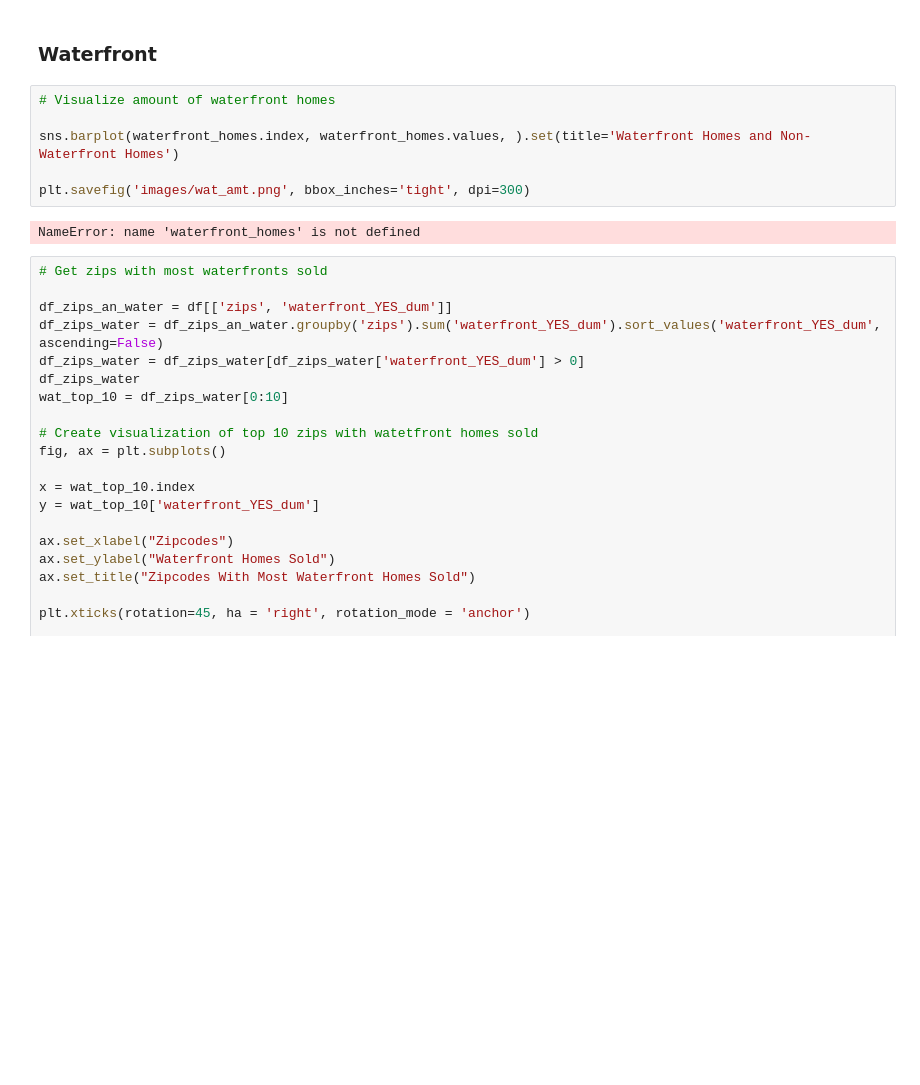
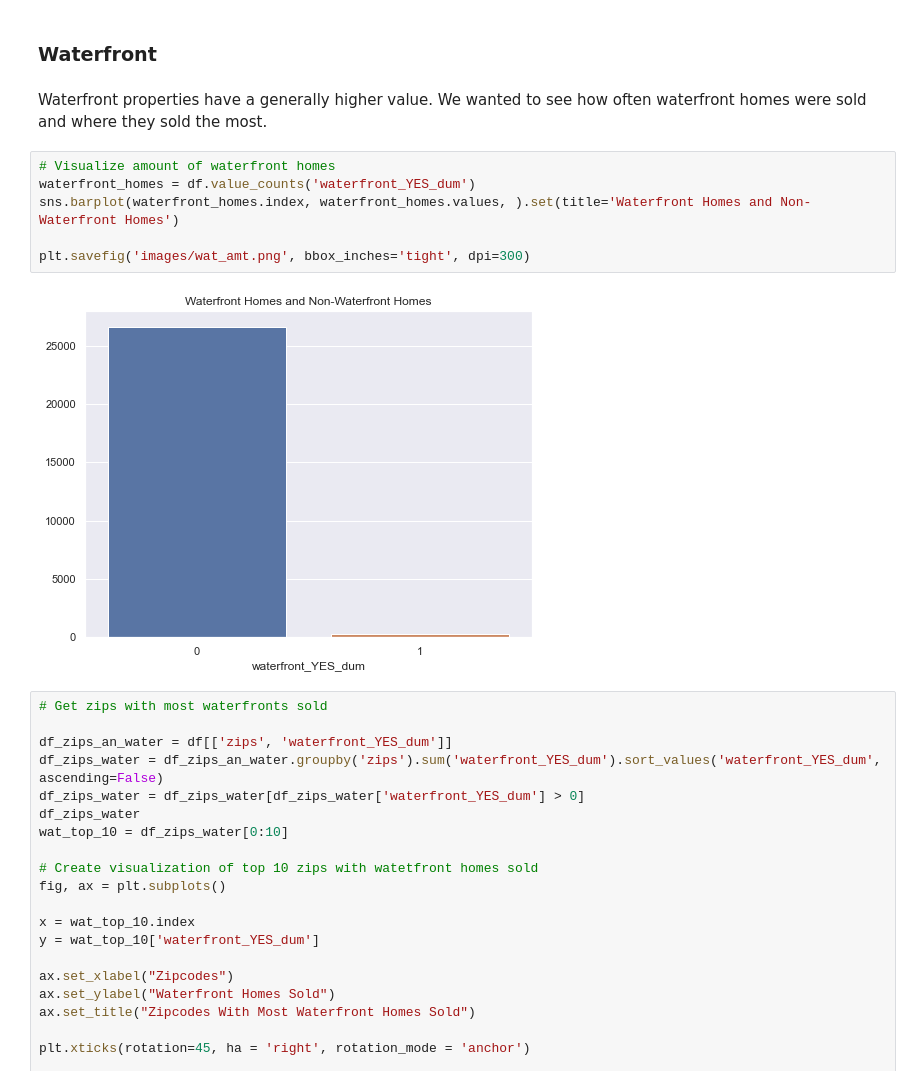
Before and after one commit to bmsienk/THE-Project-2, a Jupyter notebook: justin.ipynb, the cells around one changed output. Drawn from its saved outputs; the diff is of its cells as text; blank space fills up the shorter version.

```diff
--- a/justin.ipynb
+++ b/justin.ipynb
@@ -851,14 +852,16 @@ plt.savefig('images/sqft_cat_mean_price.png', bbox_inches='tight', dpi=300)
 [figure]
 # %% [markdown]
 ### Waterfront
+# %% [markdown]
+Waterfront properties have a generally higher value. We wanted to see how often waterfront homes were sold and where they sold the most.
 # %%
 # Visualize amount of waterfront homes
-
+waterfront_homes = df.value_counts('waterfront_YES_dum')
 sns.barplot(waterfront_homes.index, waterfront_homes.values, ).set(title='Waterfront Homes and Non-Waterfront Homes')
 
 plt.savefig('images/wat_amt.png', bbox_inches='tight', dpi=300)
 # %% [output]
-NameError: name 'waterfront_homes' is not defined
+[figure, added]
 # %%
 # Get zips with most waterfronts sold
 
```
Also changed, not shown: parts of 25 cells of this notebook, 1 other file.
